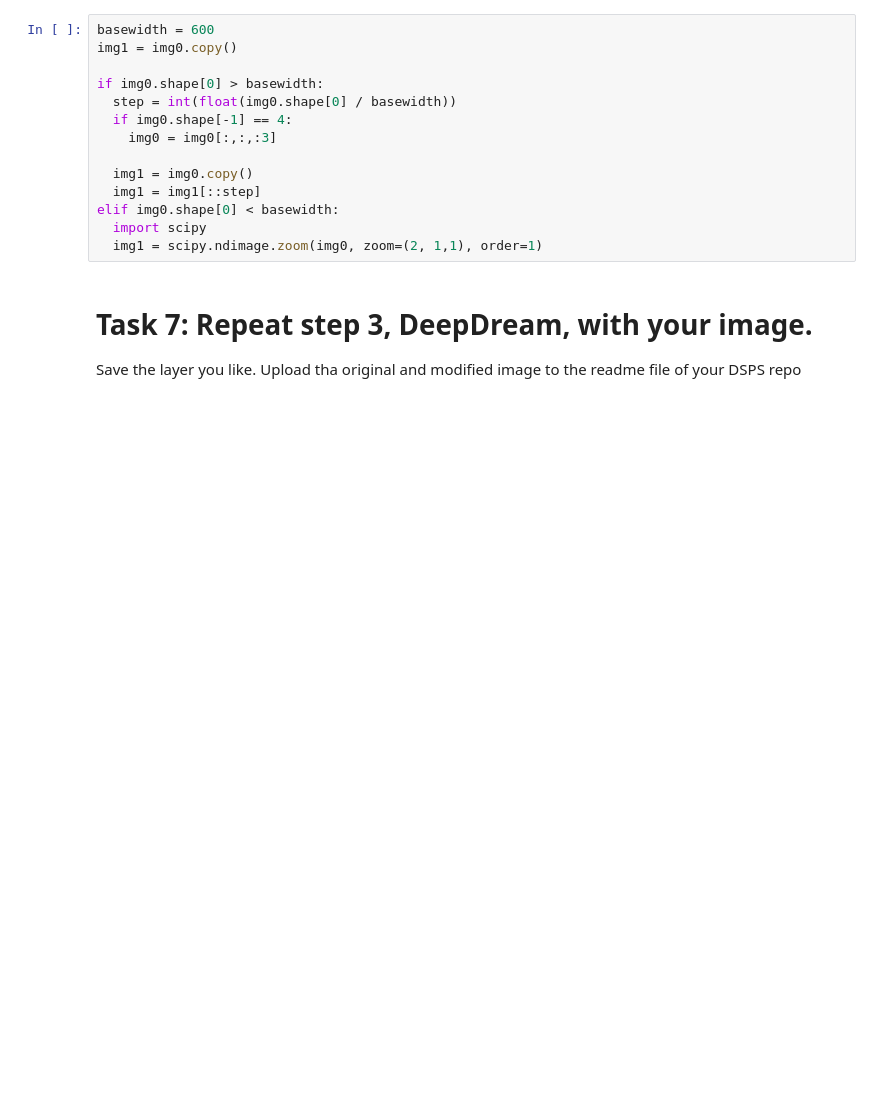
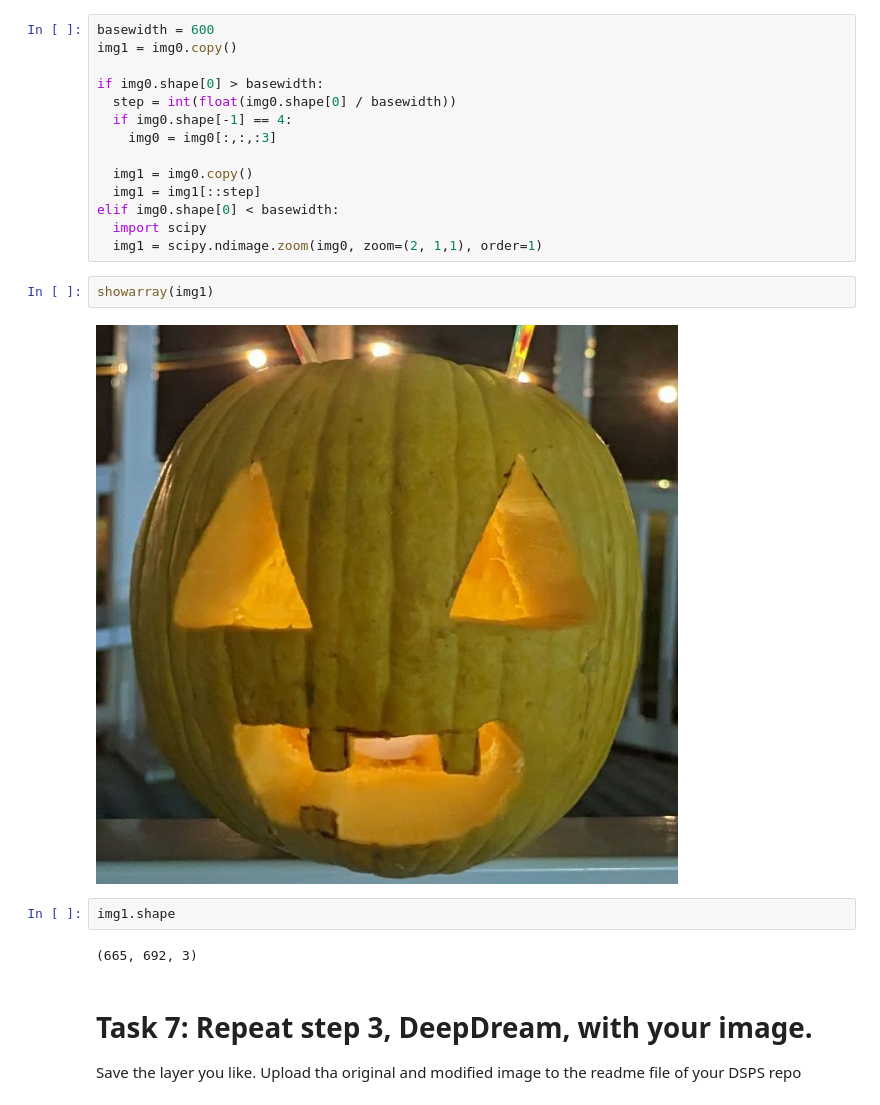
Before and after one commit to ReidelVichot/PUA2022_RVichot, a Jupyter notebook: HW7/PUS2022_deepdream_solution.ipynb, the cells around one changed output. Drawn from its saved outputs; the diff is of its cells as text; blank space fills up the shorter version.

```diff
--- a/HW7/PUS2022_deepdream_solution.ipynb
+++ b/HW7/PUS2022_deepdream_solution.ipynb
@@ -292,6 +296,14 @@ if img0.shape[0] > basewidth:
 elif img0.shape[0] < basewidth:
   import scipy
   img1 = scipy.ndimage.zoom(img0, zoom=(2, 1,1), order=1)
+# %%
+showarray(img1)
+# %% [output]
+[figure, added]
+# %%
+img1.shape
+# %% [output]
+(665, 692, 3)
 # %% [markdown]
 # Task 7: Repeat step 3, DeepDream, with your image.
 Save the layer you like. Upload tha original and modified image to the readme file of your DSPS repo
```
Also changed, not shown: parts of 20 cells of this notebook.
